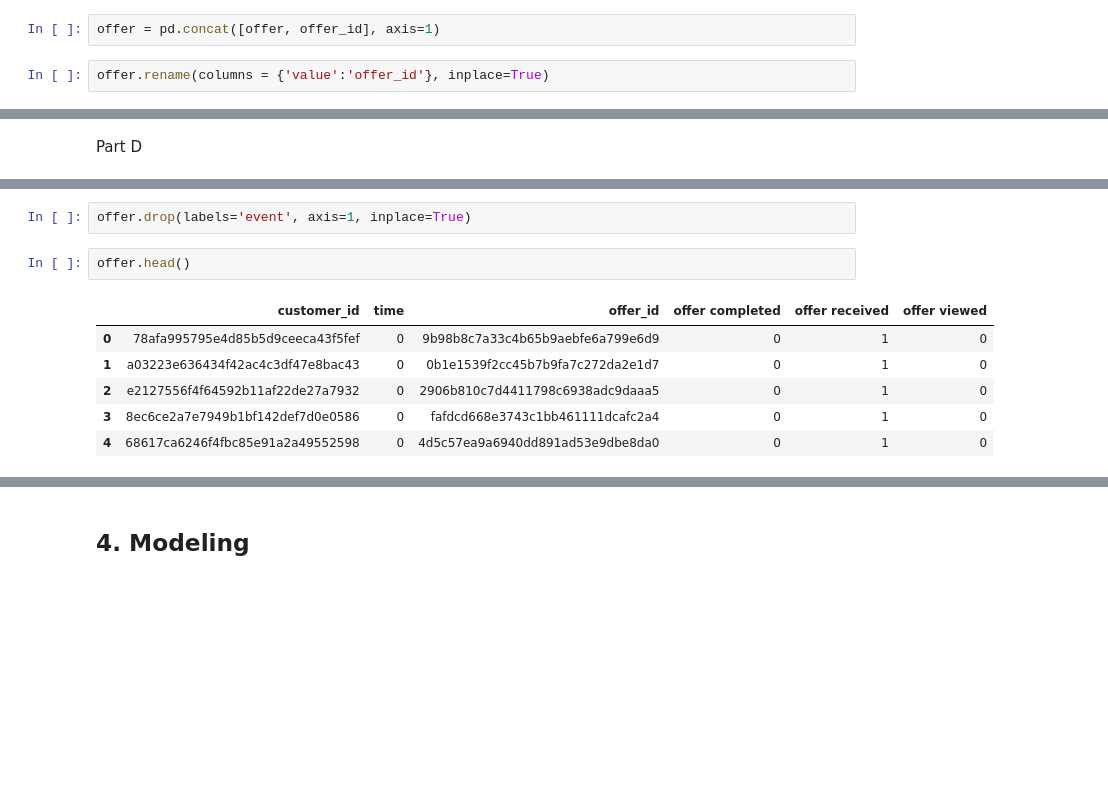
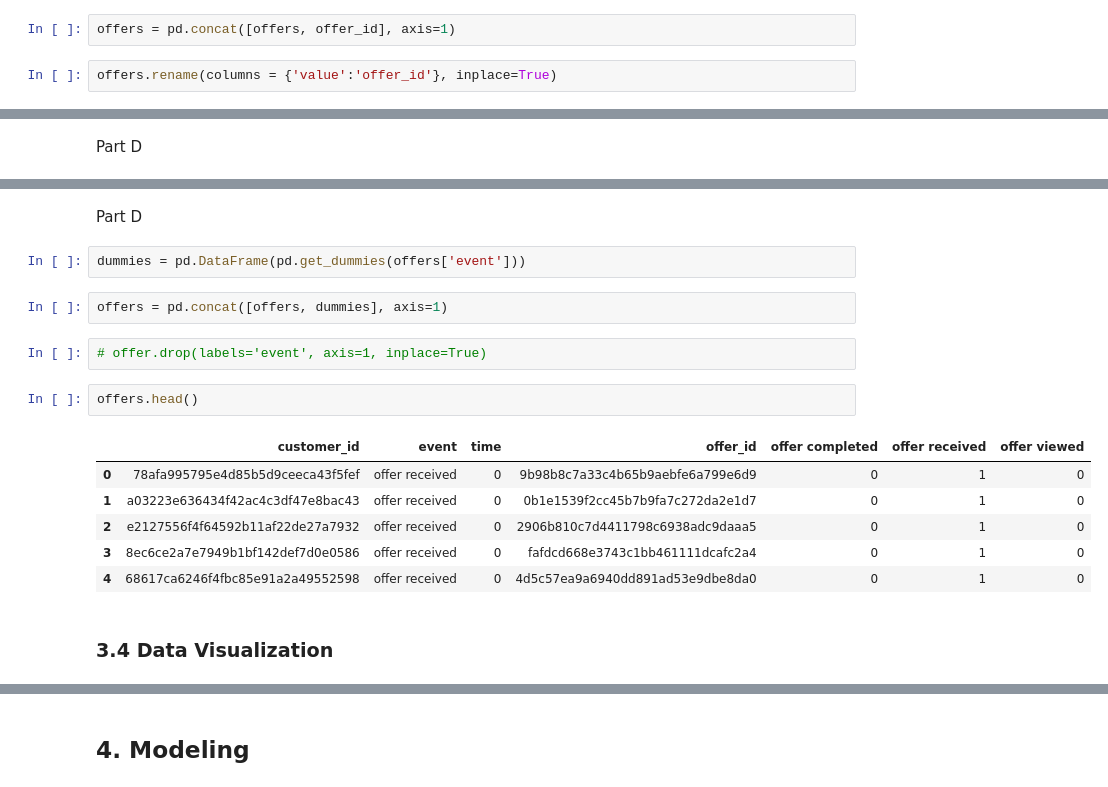
Before and after one commit to harryzyz/StarbucksPromotionProject, a Jupyter notebook: Starbucks_Capstone_notebook.ipynb, the cells around one changed output, grey strips where cells are left out. Saved outputs shown, nothing was run; the diff lists cells and outputs as text; blank space fills up the shorter version.

```diff
--- a/Starbucks_Capstone_notebook.ipynb
+++ b/Starbucks_Capstone_notebook.ipynb
@@ -514,5 +504,5 @@ offer.drop(labels='value', axis=1, inplace=True)
 # %%
-offer = pd.concat([offer, offer_id], axis=1)
+offers = pd.concat([offers, offer_id], axis=1)
 # %%
-offer.rename(columns = {'value':'offer_id'}, inplace=True)
+offers.rename(columns = {'value':'offer_id'}, inplace=True)
 # %%
@@ -533,11 +543,19 @@ offer = pd.concat([offer, dummies], axis=1)
+# %% [markdown]
+Part D
+# %%
+dummies = pd.DataFrame(pd.get_dummies(offers['event']))
+# %%
+offers = pd.concat([offers, dummies], axis=1)
 # %%
-offer.drop(labels='event', axis=1, inplace=True)
+# offer.drop(labels='event', axis=1, inplace=True)
 # %%
-offer.head()
+offers.head()
 # %% [output]
-|  | customer_id | time | offer_id | offer completed | offer received | offer viewed |
-| 0 | 78afa995795e4d85b5d9ceeca43f5fef | 0 | 9b98b8c7a33c4b65b9aebfe6a799e6d9 | 0 | 1 | 0 |
-| 1 | a03223e636434f42ac4c3df47e8bac43 | 0 | 0b1e1539f2cc45b7b9fa7c272da2e1d7 | 0 | 1 | 0 |
-| 2 | e2127556f4f64592b11af22de27a7932 | 0 | 2906b810c7d4411798c6938adc9daaa5 | 0 | 1 | 0 |
-| 3 | 8ec6ce2a7e7949b1bf142def7d0e0586 | 0 | fafdcd668e3743c1bb461111dcafc2a4 | 0 | 1 | 0 |
-| 4 | 68617ca6246f4fbc85e91a2a49552598 | 0 | 4d5c57ea9a6940dd891ad53e9dbe8da0 | 0 | 1 | 0 |
+|  | customer_id | event | time | offer_id | offer completed | offer received | offer viewed |
+| 0 | 78afa995795e4d85b5d9ceeca43f5fef | offer received | 0 | 9b98b8c7a33c4b65b9aebfe6a799e6d9 | 0 | 1 | 0 |
+| 1 | a03223e636434f42ac4c3df47e8bac43 | offer received | 0 | 0b1e1539f2cc45b7b9fa7c272da2e1d7 | 0 | 1 | 0 |
+| 2 | e2127556f4f64592b11af22de27a7932 | offer received | 0 | 2906b810c7d4411798c6938adc9daaa5 | 0 | 1 | 0 |
+| 3 | 8ec6ce2a7e7949b1bf142def7d0e0586 | offer received | 0 | fafdcd668e3743c1bb461111dcafc2a4 | 0 | 1 | 0 |
+| 4 | 68617ca6246f4fbc85e91a2a49552598 | offer received | 0 | 4d5c57ea9a6940dd891ad53e9dbe8da0 | 0 | 1 | 0 |
+# %% [markdown]
+### 3.4 Data Visualization
```
Also changed, not shown: parts of 77 cells of this notebook, 2 other files.
